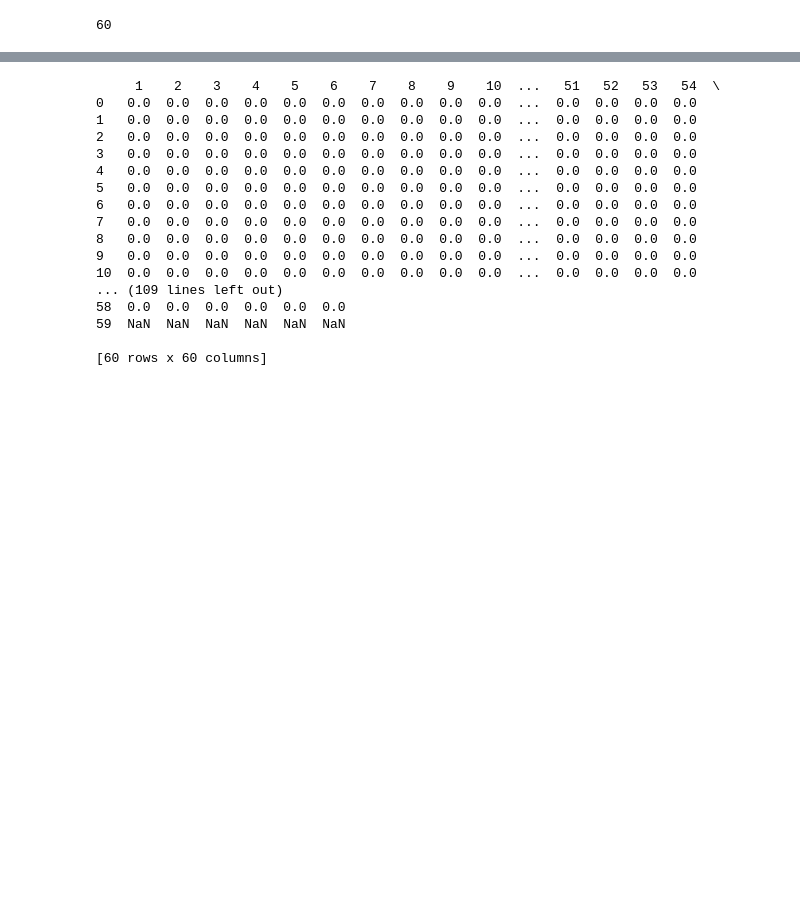
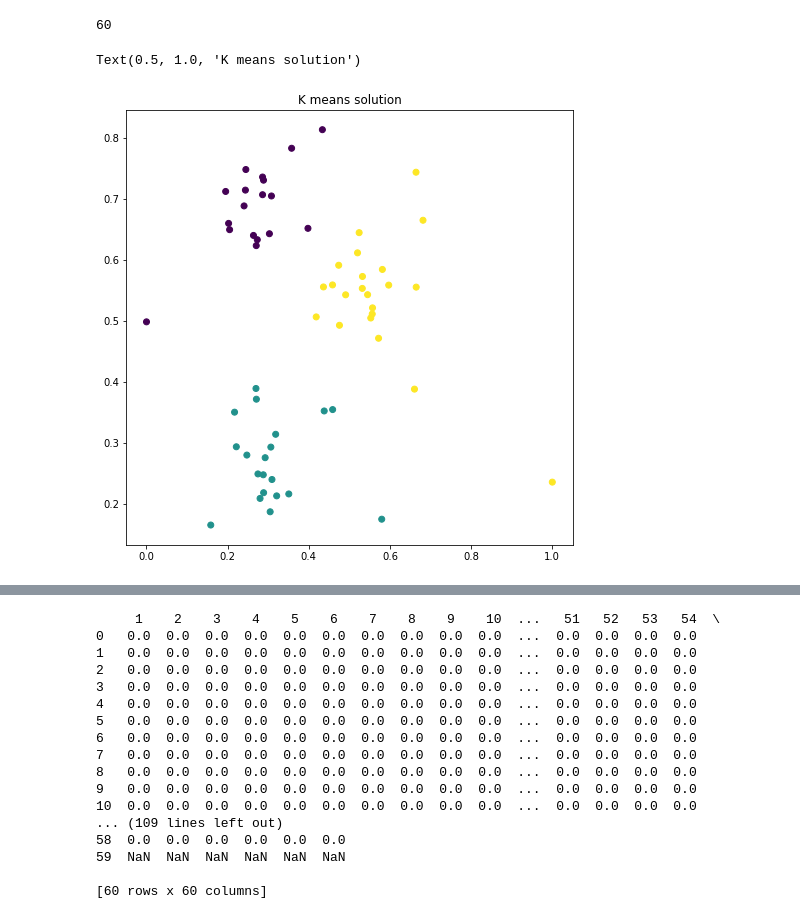
Before and after one commit to PolGonzalez/Kclusters, a Jupyter notebook: 2D_Dataset_Generator.ipynb, the cells around one changed output, grey strips where cells are left out. Drawn from its saved outputs; the diff is of its cells as text; code cells hidden in the pictures; blank space fills up the shorter version.

```diff
--- a/2D_Dataset_Generator.ipynb
+++ b/2D_Dataset_Generator.ipynb
@@ -48,6 +49,21 @@ dist = [[math.sqrt((i[0]-j[0])**2+(i[1]-j[1])**2) for i in points] for j in poin
 print(len(dist[3]))
 # %% [output]
 60
+# %%
+#Kmeans solution
+random_state = 170
+y_pred = KMeans(n_clusters=k, random_state=random_state).fit_predict(points)
+
+
+#print clusters
+plt.figure(figsize=(8, 8))
+
+
+plt.scatter(points[:, 0], points[:, 1], c=y_pred)
+plt.title("K means solution")
+# %% [output]
+Text(0.5, 1.0, 'K means solution')
+[figure, added]
 # %%
 #We write the generated data in a .dat AMPL format.
 output = open("Kcluster.dat", "w")
```
Also changed, not shown: parts of 3 cells of this notebook.
